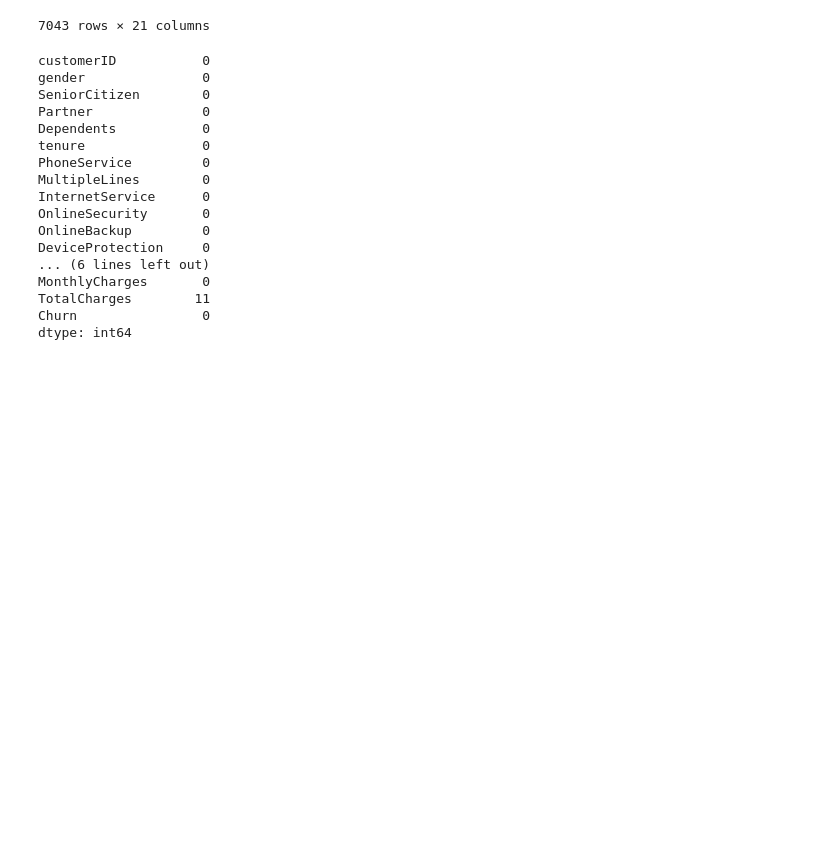
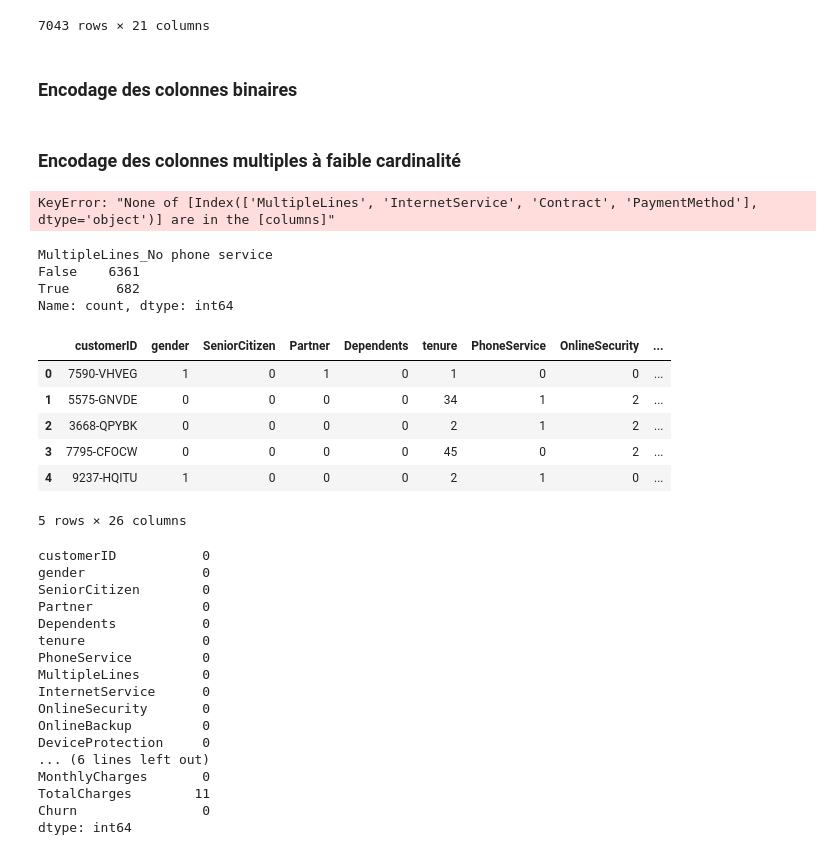
Before and after one commit to A-Delvoye/TelcoNova_DeepL, a Jupyter notebook: notebooks/Vic/jupantoine_notebook.ipynb, the cells around one changed output. Drawn from its saved outputs; the diff is of its cells as text; code cells hidden in the pictures; blank space fills up the shorter version.

```diff
--- a/notebooks/Vic/jupantoine_notebook.ipynb
+++ b/notebooks/Vic/jupantoine_notebook.ipynb
@@ -144,6 +144,44 @@ df.fillna(df["TotalCharges"].mean())
 | 7041 | 8361-LTMKD | 0 | 1 | Yes | No | 4 | Yes | Yes | ... |
 | 7042 | 3186-AJIEK | 0 | 0 | No | No | 66 | Yes | No | ... |
 7043 rows × 21 columns
+# %% [markdown]
+### Encodage des colonnes binaires
+# %%
+df['Partner'] = LabelEncoder().fit_transform(df['Partner'])
+df['Dependents'] = LabelEncoder().fit_transform(df['Dependents'])
+df['PhoneService'] = LabelEncoder().fit_transform(df['PhoneService'])
+df['OnlineSecurity'] = LabelEncoder().fit_transform(df['OnlineSecurity'])
+df['OnlineBackup'] = LabelEncoder().fit_transform(df['OnlineBackup'])
+df['DeviceProtection'] = LabelEncoder().fit_transform(df['DeviceProtection'])
+df['TechSupport'] = LabelEncoder().fit_transform(df['TechSupport'])
+df['StreamingTV'] = LabelEncoder().fit_transform(df['StreamingTV'])
+df['StreamingMovies'] = LabelEncoder().fit_transform(df['StreamingMovies'])
+df['PaperlessBilling'] = LabelEncoder().fit_transform(df['PaperlessBilling'])
+df['Churn'] = LabelEncoder().fit_transform(df['Churn'])
+df['MultipleLines_No phone service'] = LabelEncoder().fit_transform(df['MultipleLines_No phone service'])
+# %% [markdown]
+### Encodage des colonnes multiples à faible cardinalité
+# %%
+df = pd.get_dummies(df, columns=['MultipleLines', 'InternetService', 'Contract', 'PaymentMethod' ], drop_first=True)
+# %% [output]
+KeyError: "None of [Index(['MultipleLines', 'InternetService', 'Contract', 'PaymentMethod'], dtype='object')] are in the [columns]"
+# %%
+print(df['MultipleLines_No phone service'].value_counts())
+# %% [output]
+MultipleLines_No phone service
+False    6361
+True      682
+Name: count, dtype: int64
+# %%
+df.head()
+# %% [output]
+|  | customerID | gender | SeniorCitizen | Partner | Dependents | tenure | PhoneService | OnlineSecurity | ... |
+| 0 | 7590-VHVEG | 1 | 0 | 1 | 0 | 1 | 0 | 0 | ... |
+| 1 | 5575-GNVDE | 0 | 0 | 0 | 0 | 34 | 1 | 2 | ... |
+| 2 | 3668-QPYBK | 0 | 0 | 0 | 0 | 2 | 1 | 2 | ... |
+| 3 | 7795-CFOCW | 0 | 0 | 0 | 0 | 45 | 0 | 2 | ... |
+| 4 | 9237-HQITU | 1 | 0 | 0 | 0 | 2 | 1 | 0 | ... |
+5 rows × 26 columns
 # %%
 df.isnull().sum()
 # %% [output]
```
Also changed, not shown: parts of 3 cells of this notebook.
